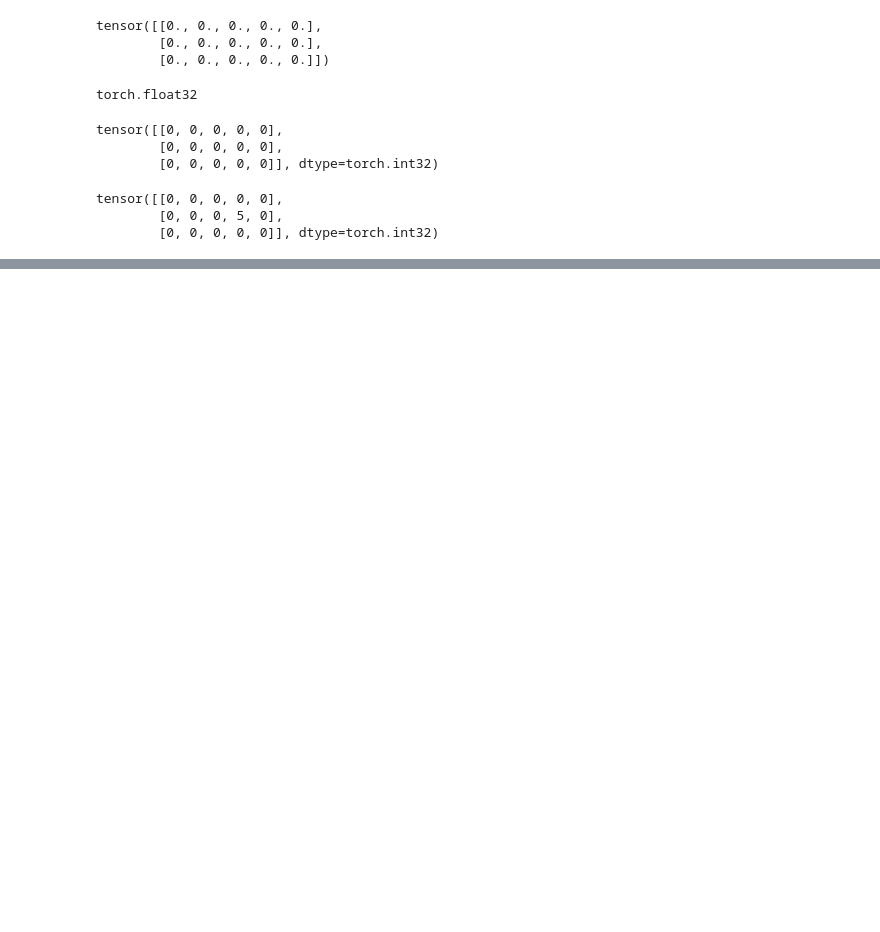
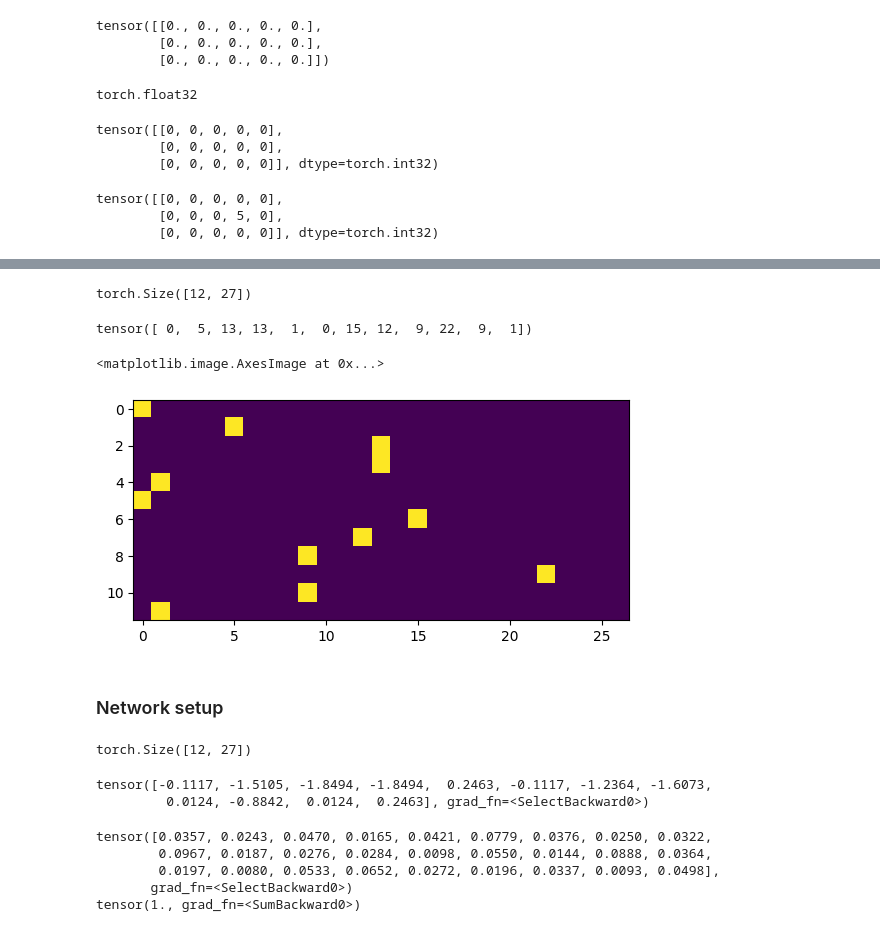
Before and after one commit to sunilch/learning, a Jupyter notebook: andrej/1_bigram_language_model.ipynb, the cells around one changed output, grey strips where cells are left out. Cells and saved outputs as stored; diff of their text form; code cells hidden in the pictures; blank space fills up the shorter version.

```diff
--- a/andrej/1_bigram_language_model.ipynb
+++ b/andrej/1_bigram_language_model.ipynb
@@ -42,0 +168,11 @@ tensor([[0, 0, 0, 0, 0],
+# %%
+c = 0
+total_loss = 0
+for num, name in enumerate(names_lines):
+    name = '.' + name + '.'
+    for fc, sc in zip(name, name[1:]):
+        loss = nll(probs[stoi[fc], stoi[sc]])
+        # print(f"loss for {fc}, {sc} is {loss}")
+        c += 1
+        total_loss += loss
+print(f"average loss is {total_loss/c:0.4f}")
@@ -42,0 +187,15 @@ tensor([[0, 0, 0, 0, 0],
+# %%
+# The network is set up to predict next word in all the bigrams. So the input data consists of the first char of the bigrams possible
+# The output of the network is then the second words of the bigrams
+
+xs, ys = [], []
+for name in names_lines[:2]:
+    name = '.' + name + '.'
+    for fc, sc in zip(name, name[1:]):
+        xi = stoi[fc]
+        yi = stoi[sc]
+        xs.append(xi)
+        ys.append(yi)
+# %%
+xs, ys = torch.tensor(xs), torch.tensor(ys)
+xs, ys
@@ -42,0 +211,4 @@ tensor([[0, 0, 0, 0, 0],
+# %%
+# convert the xs to one hot encoding to be ready for applying further trnasformations
+x_enc = F.one_hot(xs, num_classes=27).float()
+x_enc
@@ -42,0 +233,15 @@ tensor([[0, 0, 0, 0, 0],
+# %%
+x_enc.shape
+# %% [output]
+torch.Size([12, 27])
+# %%
+xs
+# %% [output]
+tensor([ 0,  5, 13, 13,  1,  0, 15, 12,  9, 22,  9,  1])
+# %%
+plt.imshow(x_enc)
+# %% [output]
+<matplotlib.image.AxesImage at 0x...>
+[figure, added]
+# %% [markdown]
+### Network setup
@@ -42,0 +252,25 @@ tensor([[0, 0, 0, 0, 0],
+# %%
+W.grad = None
+logits = x_enc @ W
+logits.shape
+# %% [output]
+torch.Size([12, 27])
+# %%
+logits[:, 0]
+# %% [output]
+tensor([-0.1117, -1.5105, -1.8494, -1.8494,  0.2463, -0.1117, -1.2364, -1.6073,
+         0.0124, -0.8842,  0.0124,  0.2463], grad_fn=<SelectBackward0>)
+# %%
+# Each row of the above logits corresponds to one sample in the training data of bigrams and represents the logits of the prediction
+# The way to think of it as log(counts) where counts is a positive number representing some count of the corresponding prediction char
+# The prob then is the ratio of the count of the predicted to the total
+counts = logits.exp()
+probs = counts/counts.sum(1, keepdim=True)
+print(probs[0])
+print(probs[0].sum())
+# %% [output]
+tensor([0.0357, 0.0243, 0.0470, 0.0165, 0.0421, 0.0779, 0.0376, 0.0250, 0.0322,
+        0.0967, 0.0187, 0.0276, 0.0284, 0.0098, 0.0550, 0.0144, 0.0888, 0.0364,
+        0.0197, 0.0080, 0.0533, 0.0652, 0.0272, 0.0196, 0.0337, 0.0093, 0.0498],
+       grad_fn=<SelectBackward0>)
+tensor(1., grad_fn=<SumBackward0>)
```
Also changed, not shown: parts of 56 cells of this notebook, 2 other files.
